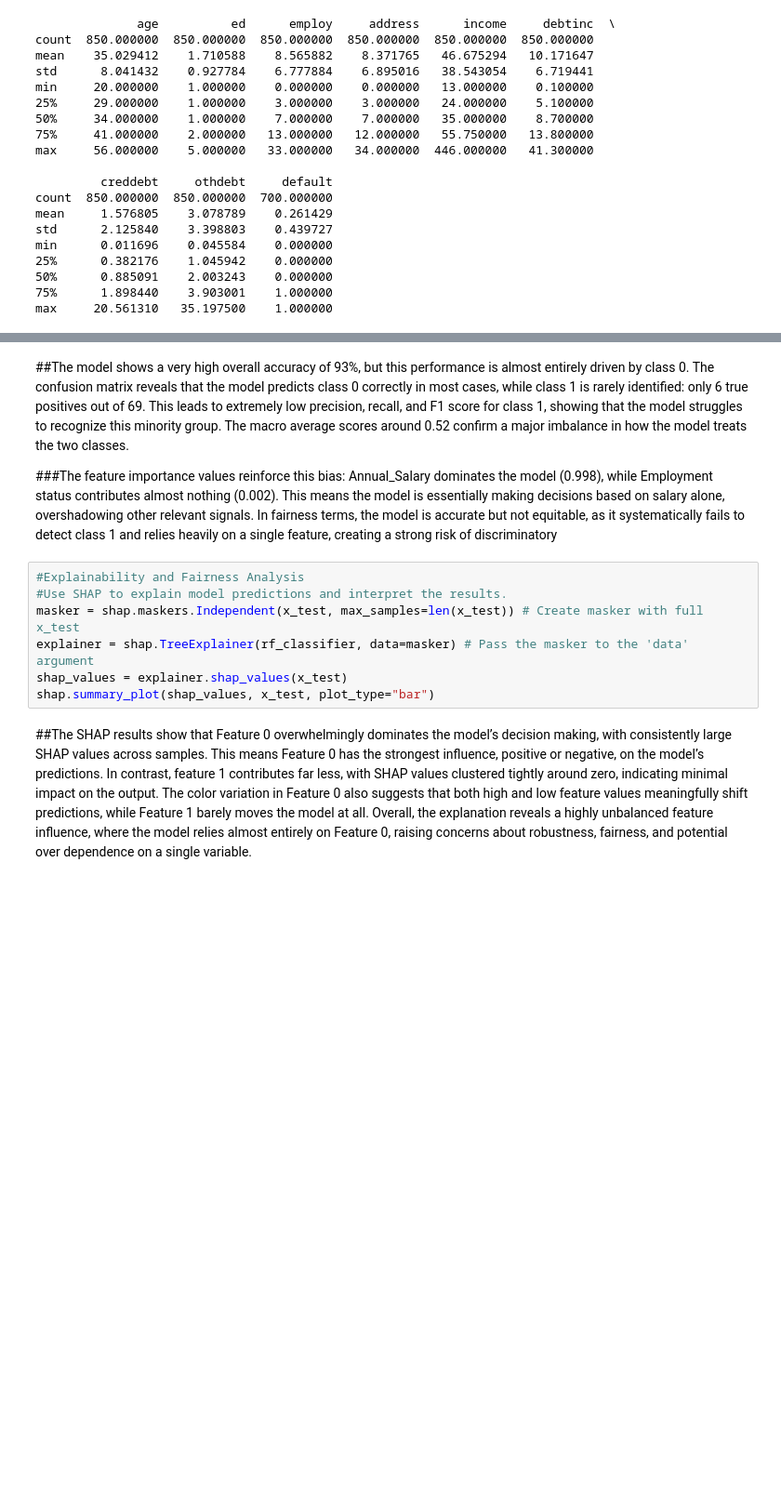
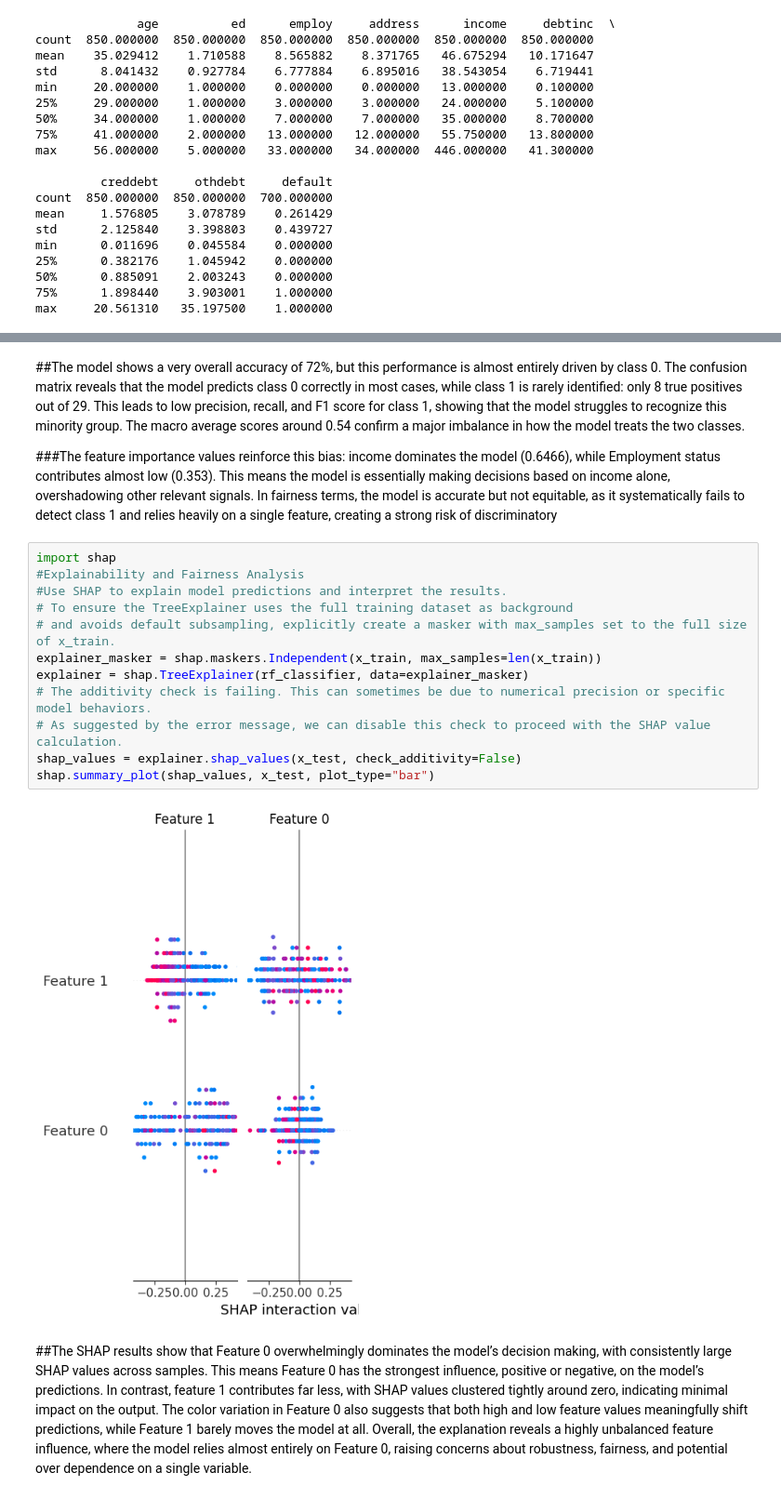
Before and after one commit to christinengalle19-collab/Assignement2New, a Jupyter notebook: Assignment15ai.ipynb, the cells around one changed output, grey strips where cells are left out. Shown at 93% size. Saved outputs shown, nothing was run; the diff lists cells and outputs as text; blank space fills up the shorter version.

```diff
--- a/Assignment15ai.ipynb
+++ b/Assignment15ai.ipynb
@@ -180,14 +202,21 @@ for feature, importance in zip(feature_names, feature_importances):
 # %% [markdown]
-##The model shows a very high overall accuracy of 93%, but this performance is almost entirely driven by class 0. The confusion matrix reveals that the model predicts class 0 correctly in most cases, while class 1 is rarely identified: only 6 true positives out of 69. This leads to extremely low precision, recall, and F1 score for class 1, showing that the model struggles to recognize this minority group. The macro average scores around 0.52 confirm a major imbalance in how the model treats the two classes.
+##The model shows a very  overall accuracy of 72%, but this performance is almost entirely driven by class 0. The confusion matrix reveals that the model predicts class 0 correctly in most cases, while class 1 is rarely identified: only 8 true positives out of 29. This leads to low precision, recall, and F1 score for class 1, showing that the model struggles to recognize this minority group. The macro average scores around 0.54 confirm a major imbalance in how the model treats the two classes.
 
-###The feature importance values reinforce this bias: Annual_Salary dominates the model (0.998), while Employment status contributes almost nothing (0.002). This means the model is essentially making decisions based on salary alone, overshadowing other relevant signals. In fairness terms, the model is accurate but not equitable, as it systematically fails to detect class 1 and relies heavily on a single feature, creating a strong risk of discriminatory
+###The feature importance values reinforce this bias: income dominates the model (0.6466), while Employment status contributes almost low (0.353). This means the model is essentially making decisions based on income alone, overshadowing other relevant signals. In fairness terms, the model is accurate but not equitable, as it systematically fails to detect class 1 and relies heavily on a single feature, creating a strong risk of discriminatory
 # %%
+import shap
 #Explainability and Fairness Analysis
 #Use SHAP to explain model predictions and interpret the results.
-masker = shap.maskers.Independent(x_test, max_samples=len(x_test)) # Create masker with full x_test
-explainer = shap.TreeExplainer(rf_classifier, data=masker) # Pass the masker to the 'data' argument
-shap_values = explainer.shap_values(x_test)
+# To ensure the TreeExplainer uses the full training dataset as background
+# and avoids default subsampling, explicitly create a masker with max_samples set to the full size of x_train.
+explainer_masker = shap.maskers.Independent(x_train, max_samples=len(x_train))
+explainer = shap.TreeExplainer(rf_classifier, data=explainer_masker)
+# The additivity check is failing. This can sometimes be due to numerical precision or specific model behaviors.
+# As suggested by the error message, we can disable this check to proceed with the SHAP value calculation.
+shap_values = explainer.shap_values(x_test, check_additivity=False)
 shap.summary_plot(shap_values, x_test, plot_type="bar")
+# %% [output]
+[figure, added]
 # %% [markdown]
 ##The SHAP results show that Feature 0 overwhelmingly dominates the model’s decision making, with consistently large SHAP values across samples. This means Feature 0 has the strongest influence, positive or negative, on the model’s predictions. In contrast, feature 1 contributes far less, with SHAP values clustered tightly around zero, indicating minimal impact on the output. The color variation in Feature 0 also suggests that both high and low feature values meaningfully shift predictions, while Feature 1 barely moves the model at all. Overall, the explanation reveals a highly unbalanced feature influence, where the model relies almost entirely on Feature 0, raising concerns about robustness, fairness, and potential over dependence on a single variable.
 # %%
```
Also changed, not shown: parts of 10 cells of this notebook.
